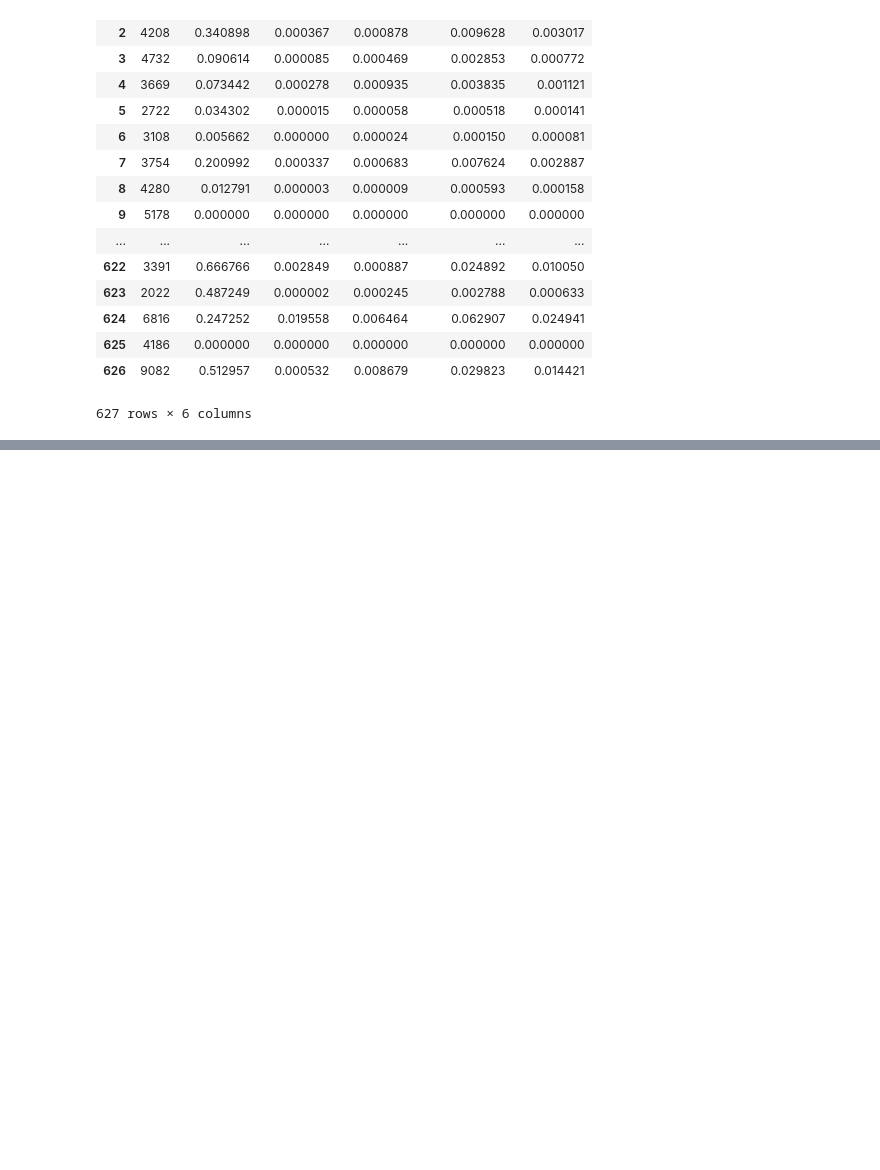
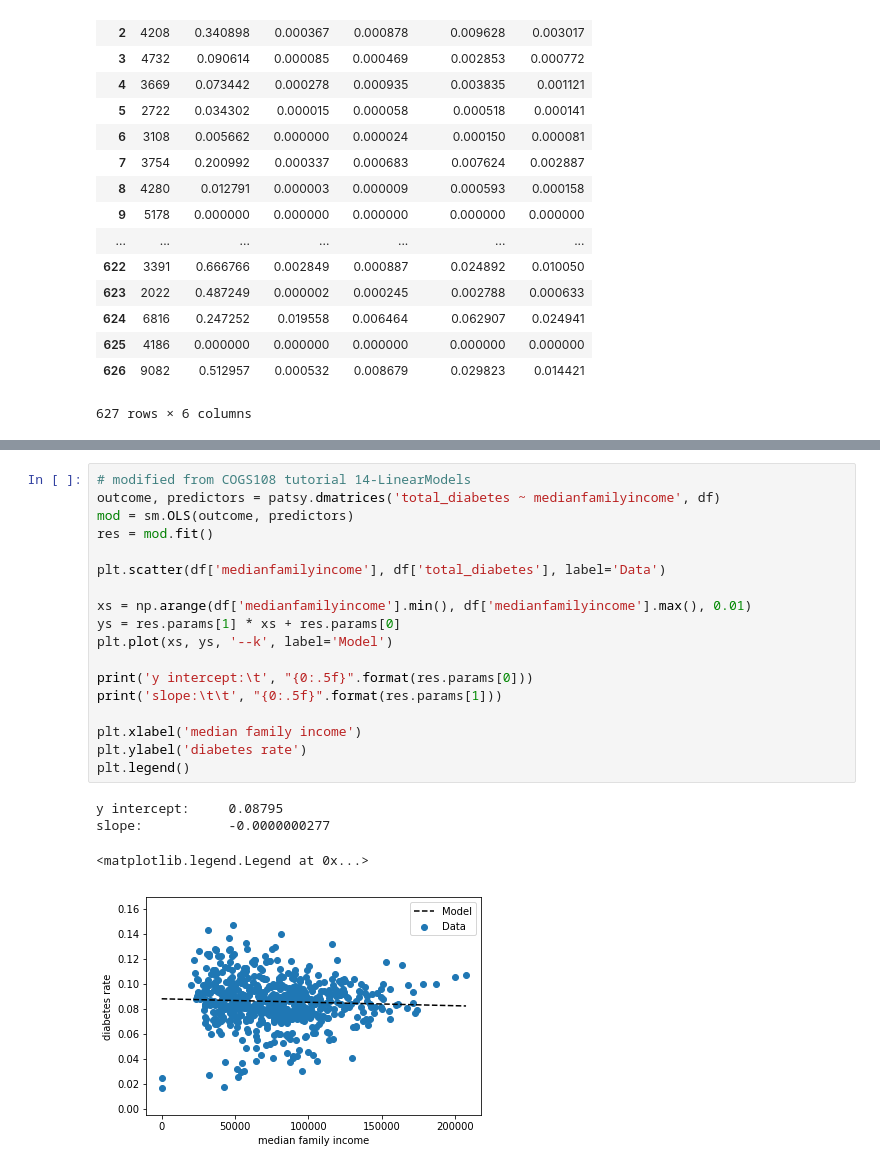
Before and after one commit to aliaawni/COGS108FinalProject, a Jupyter notebook: Data processing.ipynb, the cells around one changed output, grey strips where cells are left out. Drawn from its saved outputs; the diff is of its cells as text; blank space fills up the shorter version.

```diff
--- a/Data processing.ipynb
+++ b/Data processing.ipynb
@@ -235,0 +336,23 @@ df_pop_counts
+# %%
+# modified from COGS108 tutorial 14-LinearModels
+outcome, predictors = patsy.dmatrices('total_diabetes ~ medianfamilyincome', df)
+mod = sm.OLS(outcome, predictors)
+res = mod.fit()
+
+plt.scatter(df['medianfamilyincome'], df['total_diabetes'], label='Data')
+
+xs = np.arange(df['medianfamilyincome'].min(), df['medianfamilyincome'].max(), 0.01)
+ys = res.params[1] * xs + res.params[0]
+plt.plot(xs, ys, '--k', label='Model')
+
+print('y intercept:\t', "{0:.5f}".format(res.params[0]))
+print('slope:\t\t', "{0:.5f}".format(res.params[1]))
+
+plt.xlabel('median family income')
+plt.ylabel('diabetes rate')
+plt.legend()
+# %% [output]
+y intercept:     0.08795
+slope:           -0.0000000277
+<matplotlib.legend.Legend at 0x...>
+[figure, added]
```
Also changed, not shown: parts of 15 cells of this notebook.
